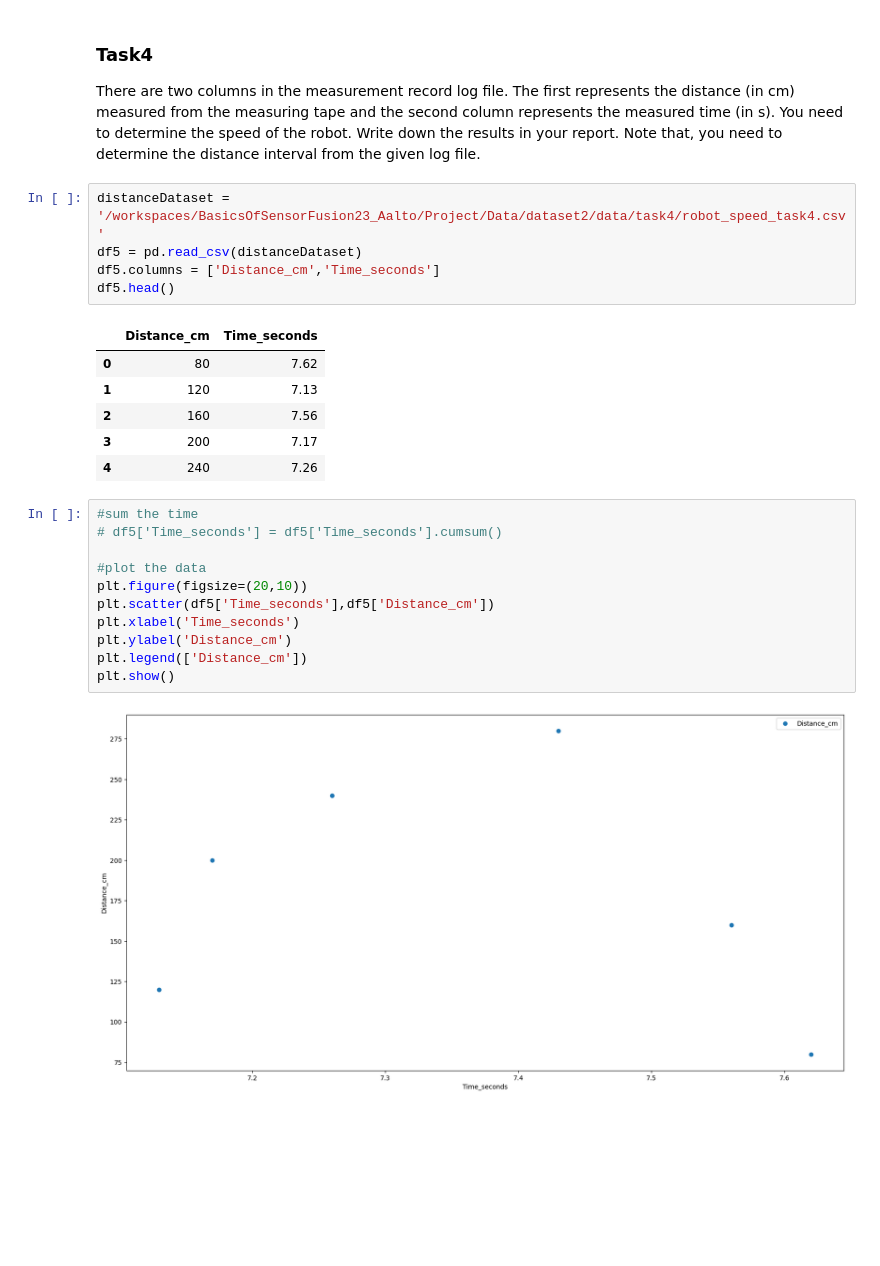
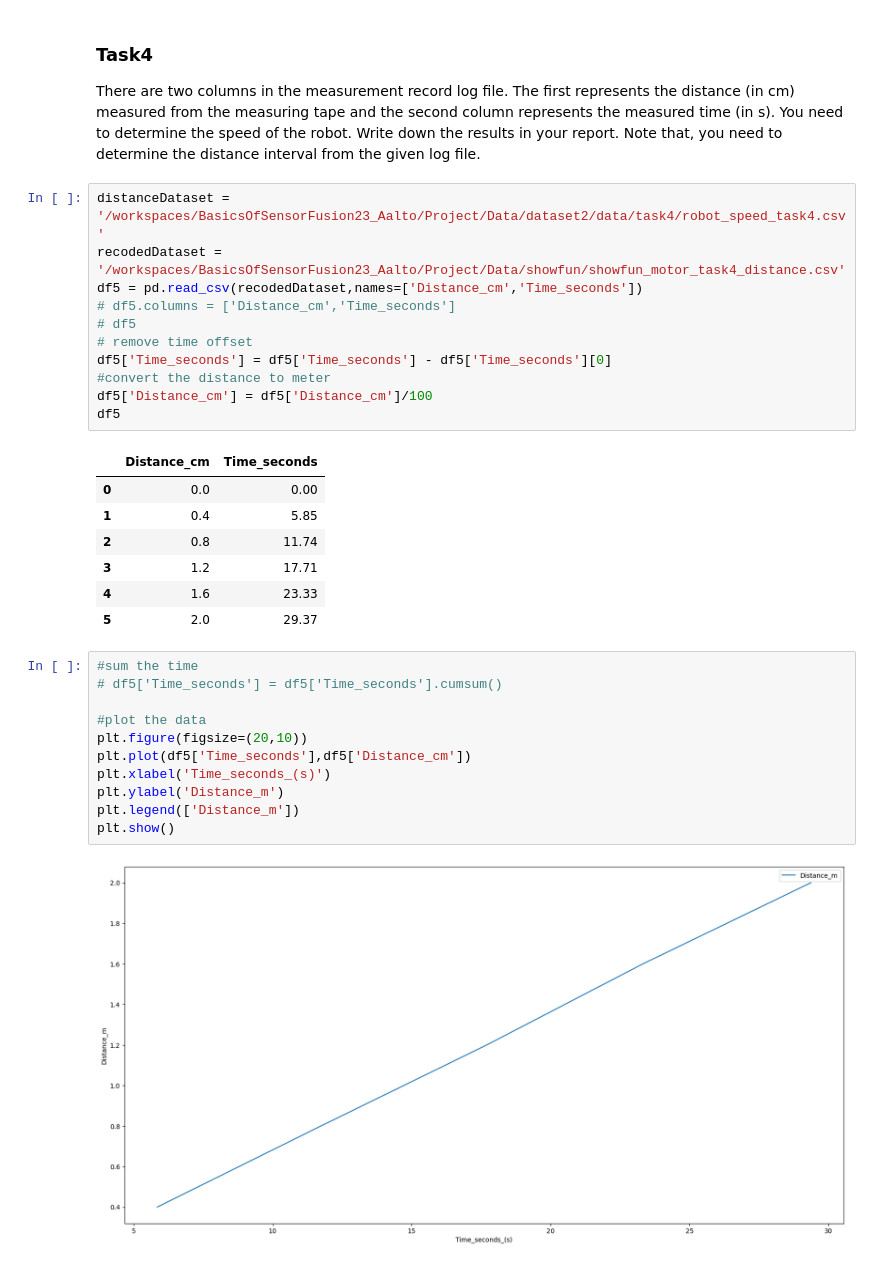
Before and after one commit to Nandu-Jagdish/BasicsOfSensorFusion23_Aalto, a Jupyter notebook: Project/part1.ipynb, the cells around one changed output. Cells and saved outputs as stored; diff of their text form; blank space fills up the shorter version.

```diff
--- a/Project/part1.ipynb
+++ b/Project/part1.ipynb
@@ -348,26 +384,33 @@ focusLengthPower =  [63011.33839516]
 There are two columns in the measurement record log file. The first represents the distance (in cm) measured from the measuring tape and the second column represents the measured time (in s). You need to determine the speed of the robot. Write down the results in your report. Note that, you need to determine the distance interval from the given log file.
 # %%
 distanceDataset = '/workspaces/BasicsOfSensorFusion23_Aalto/Project/Data/dataset2/data/task4/robot_speed_task4.csv'
-df5 = pd.read_csv(distanceDataset)
-df5.columns = ['Distance_cm','Time_seconds']
-df5.head()
+recodedDataset = '/workspaces/BasicsOfSensorFusion23_Aalto/Project/Data/showfun/showfun_motor_task4_distance.csv'
+df5 = pd.read_csv(recodedDataset,names=['Distance_cm','Time_seconds'])
+# df5.columns = ['Distance_cm','Time_seconds']
+# df5
+# remove time offset
+df5['Time_seconds'] = df5['Time_seconds'] - df5['Time_seconds'][0]
+#convert the distance to meter
+df5['Distance_cm'] = df5['Distance_cm']/100
+df5
 # %% [output]
 |  | Distance_cm | Time_seconds |
-| 0 | 80 | 7.62 |
-| 1 | 120 | 7.13 |
-| 2 | 160 | 7.56 |
-| 3 | 200 | 7.17 |
-| 4 | 240 | 7.26 |
+| 0 | 0.0 | 0.00 |
+| 1 | 0.4 | 5.85 |
+| 2 | 0.8 | 11.74 |
+| 3 | 1.2 | 17.71 |
+| 4 | 1.6 | 23.33 |
+| 5 | 2.0 | 29.37 |
 # %%
 #sum the time
 # df5['Time_seconds'] = df5['Time_seconds'].cumsum()
 
 #plot the data
 plt.figure(figsize=(20,10))
-plt.scatter(df5['Time_seconds'],df5['Distance_cm'])
-plt.xlabel('Time_seconds')
-plt.ylabel('Distance_cm')
-plt.legend(['Distance_cm'])
+plt.plot(df5['Time_seconds'],df5['Distance_cm'])
+plt.xlabel('Time_seconds_(s)')
+plt.ylabel('Distance_m')
+plt.legend(['Distance_m'])
 plt.show()
 # %% [output]
-[figure, old version]
+[figure, new version]
```
Also changed, not shown: parts of 21 cells of this notebook, 3 other files.
